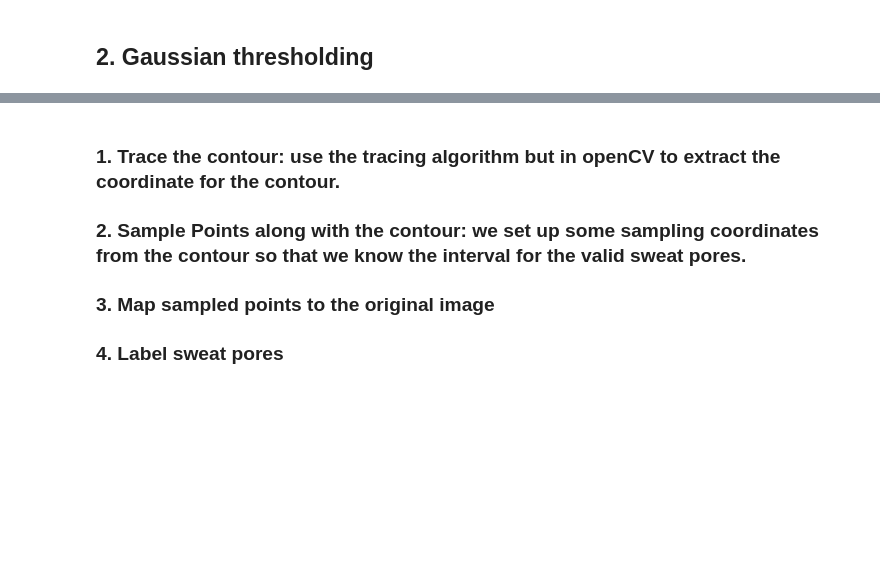
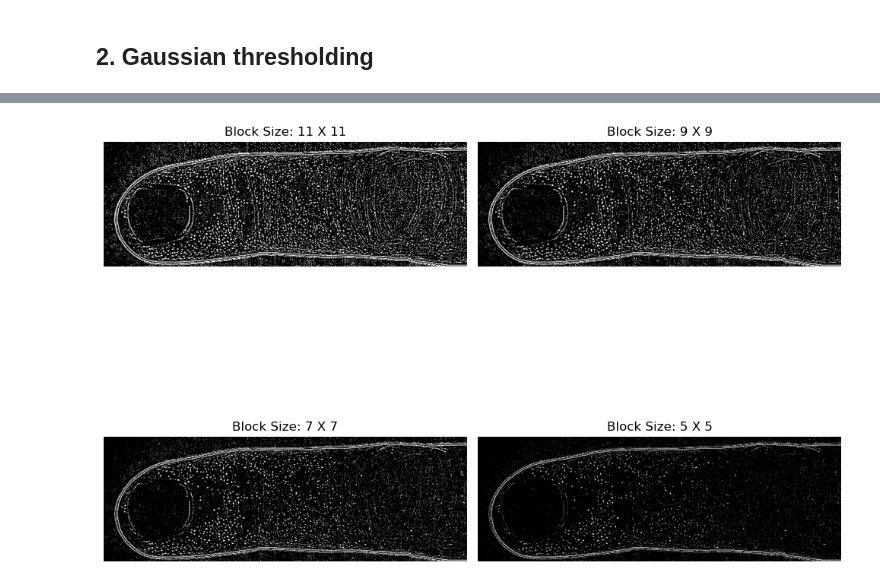
Before and after one commit to UArizonaCB2/sweat-pore-activation, a Jupyter notebook: SweatPoresDetection.ipynb, the cells around one changed output, grey strips where cells are left out. Drawn from its saved outputs; the diff is of its cells as text; code cells hidden in the pictures; blank space fills up the shorter version.

```diff
--- a/SweatPoresDetection.ipynb
+++ b/SweatPoresDetection.ipynb
@@ -76,17 +103,7 @@ plt.show()
 # %%
-# Determining the Threshold for Each Pixel:
-# For every pixel in the image, the algorithm calculates a weighted sum of the pixel values in its neighborhood.
-# The weights are determined by a Gaussian function, centered on the pixel in question.
-# The size of the neighborhood is defined by the block size, which is 11x11 in this case.
+# Checking the result for different block size
 
-# Applying the Threshold:
-# The calculated Gaussian-weighted sum minus the constant C (2 in this instance) serves as the threshold.
-# If a pixel's value is higher than this threshold, it is set to the maximum value (255, white).
-# Otherwise, it is set to the minimum value (0, black).
-
-gaussian_thresh_image = cv2.adaptiveThreshold(init_image, 255, cv2.ADAPTIVE_THRESH_GAUSSIAN_C, cv2.THRESH_BINARY, 11, 2)
-
-# Display the image using matplotlib
-plt.imshow(gaussian_thresh_image, cmap='gray')  # cmap='gray' ensures it's shown in grayscale
-plt.title('Gaussian Adaptive Thresholding')
-plt.show()
+gaussian_thresh_image_11 = cv2.adaptiveThreshold(init_image, 255, cv2.ADAPTIVE_THRESH_GAUSSIAN_C, cv2.THRESH_BINARY, 11, 2)
+gaussian_thresh_image_9 = cv2.adaptiveThreshold(init_image, 255, cv2.ADAPTIVE_THRESH_GAUSSIAN_C, cv2.THRESH_BINARY, 9, 2)
+gaussian_thresh_image_7 = cv2.adaptiveThreshold(init_image, 255, cv2.ADAPTIVE_THRESH_GAUSSIAN_C, cv2.THRESH_BINARY, 7, 2)
+gaussian_thresh_image_5 = cv2.adaptiveThreshold(init_image, 255, cv2.ADAPTIVE_THRESH_GAUSSIAN_C, cv2.THRESH_BINARY, 5, 2)
@@ -156,5 +110,31 @@ plt.show()
-# %% [markdown]
-### 1. Trace the contour: use the tracing algorithm but in openCV to extract the coordinate for the contour.
-### 2. Sample Points along with the contour: we set up some sampling coordinates from the contour so that we know the interval for the   valid sweat pores.
-### 3. Map sampled points to the original image
-### 4. Label sweat pores
+# %%
+# Create a figure with 4 subplots
+fig, axs = plt.subplots(2, 2, figsize=(10, 10))
+
+# Display the images in the subplots
+# Notice that there's a "~" operator before gaussian_threshold_image. It inverts the pixels value
+# so white pixels (255) become black (0), and black pixels (0) become white (255).
+
+axs[0, 0].imshow(~gaussian_thresh_image_11, cmap='gray')
+axs[0, 0].set_title('Block Size: 11 X 11')
+axs[0, 0].axis('off')
+
+axs[0, 1].imshow(~gaussian_thresh_image_9, cmap='gray')
+axs[0, 1].set_title('Block Size: 9 X 9')
+axs[0, 1].axis('off')
+
+axs[1, 0].imshow(~gaussian_thresh_image_7, cmap='gray')
+axs[1, 0].set_title('Block Size: 7 X 7')
+axs[1, 0].axis('off')
+
+axs[1, 1].imshow(~gaussian_thresh_image_5, cmap='gray')
+axs[1, 1].set_title('Block Size: 5 X 5')
+axs[1, 1].axis('off')
+
+# Adjust the spacing between subplots
+plt.tight_layout()
+
+# Display the plot
+plt.show()
+# %% [output]
+[figure, added]
```
Also changed, not shown: parts of 8 cells of this notebook.
